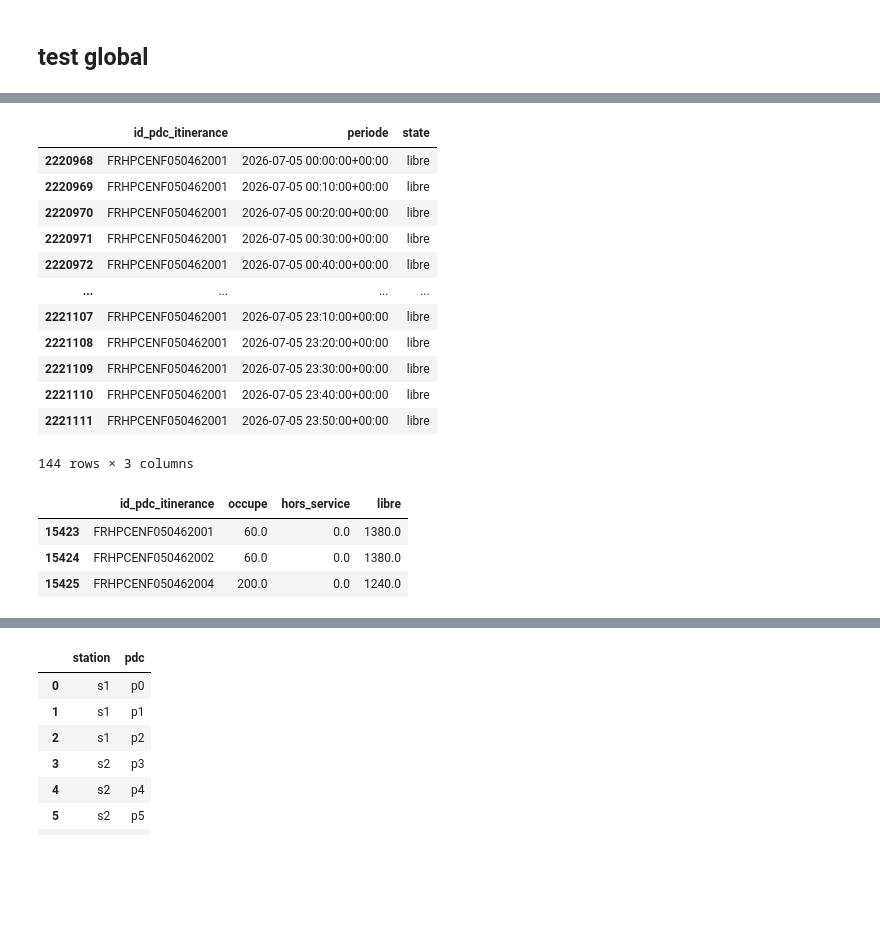
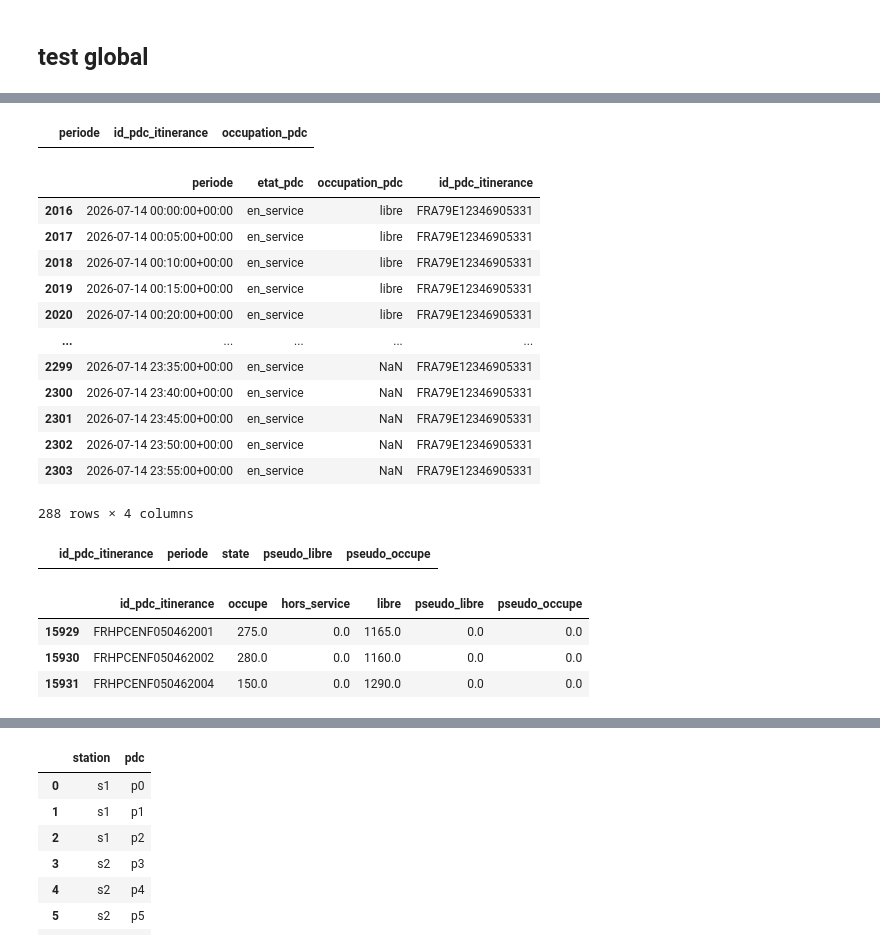
Before and after one commit to loco-labs/qualicharge-rtet, a Jupyter notebook: saturation/source/tests_global.ipynb, the cells around one changed output, grey strips where cells are left out. Cells and saved outputs as stored; diff of their text form; code cells hidden in the pictures; blank space fills up the shorter version.

```diff
--- a/saturation/source/tests_global.ipynb
+++ b/saturation/source/tests_global.ipynb
@@ -6,8 +6,8 @@ from datetime import date
 
 import pandas as pd
 
-#from saturation_image_quali import (
-from saturation_image_quali_prod import (
+#from saturation_image_quali_prod import (
+from saturation_image_quali import (
     get_sampled_state_poc,
     to_sampled_state_grp,
     to_state_grp_d,
@@ -24,8 +24,10 @@ SATURATION_RATIO = 0.1
 OVERLOAD_RATIO = 0.2
 MIN_POWER = 75
 
-day = date(2026,7, 5)
-date_calcul = "2026-07-05"
+#day = date(2026,7, 5)
+day = date(2026,7, 14)
+#date_calcul = "2026-07-05"
+date_calcul = "2026-07-14"
 date_file = date_calcul.replace("-", "")
 
 data_quali = "../data/"
@@ -132,25 +175,33 @@ sampled_state_poc_g = get_sampled_state_poc(day, samples_per_day, sessions_s3, s
+# %%
+sampled_sessions[sampled_sessions[ID_POC] == 'FRA79E12346905331']
+# %% [output]
+|  | periode | id_pdc_itinerance | occupation_pdc |
+# %%
+sampled_statuses[sampled_statuses[ID_POC] == 'FRA79E12346905331']
+# %% [output]
+|  | periode | etat_pdc | occupation_pdc | id_pdc_itinerance |
+| 2016 | 2026-07-14 00:00:00+00:00 | en_service | libre | FRA79E12346905331 |
+| 2017 | 2026-07-14 00:05:00+00:00 | en_service | libre | FRA79E12346905331 |
+| 2018 | 2026-07-14 00:10:00+00:00 | en_service | libre | FRA79E12346905331 |
+| 2019 | 2026-07-14 00:15:00+00:00 | en_service | libre | FRA79E12346905331 |
+| 2020 | 2026-07-14 00:20:00+00:00 | en_service | libre | FRA79E12346905331 |
+| ... | ... | ... | ... | ... |
+| 2299 | 2026-07-14 23:35:00+00:00 | en_service | NaN | FRA79E12346905331 |
+| 2300 | 2026-07-14 23:40:00+00:00 | en_service | NaN | FRA79E12346905331 |
+| 2301 | 2026-07-14 23:45:00+00:00 | en_service | NaN | FRA79E12346905331 |
+| 2302 | 2026-07-14 23:50:00+00:00 | en_service | NaN | FRA79E12346905331 |
+| 2303 | 2026-07-14 23:55:00+00:00 | en_service | NaN | FRA79E12346905331 |
+288 rows × 4 columns
 # %%
-sampled_state_poc_g[sampled_state_poc_g[ID_POC] == 'FRHPCENF050462001']
+sampled_state_poc_g[sampled_state_poc_g['pseudo_occupe'] >0]
 # %% [output]
-|  | id_pdc_itinerance | periode | state |
-| 2220968 | FRHPCENF050462001 | 2026-07-05 00:00:00+00:00 | libre |
-| 2220969 | FRHPCENF050462001 | 2026-07-05 00:10:00+00:00 | libre |
-| 2220970 | FRHPCENF050462001 | 2026-07-05 00:20:00+00:00 | libre |
-| 2220971 | FRHPCENF050462001 | 2026-07-05 00:30:00+00:00 | libre |
-| 2220972 | FRHPCENF050462001 | 2026-07-05 00:40:00+00:00 | libre |
-| ... | ... | ... | ... |
-| 2221107 | FRHPCENF050462001 | 2026-07-05 23:10:00+00:00 | libre |
-| 2221108 | FRHPCENF050462001 | 2026-07-05 23:20:00+00:00 | libre |
-| 2221109 | FRHPCENF050462001 | 2026-07-05 23:30:00+00:00 | libre |
-| 2221110 | FRHPCENF050462001 | 2026-07-05 23:40:00+00:00 | libre |
-| 2221111 | FRHPCENF050462001 | 2026-07-05 23:50:00+00:00 | libre |
+|  | id_pdc_itinerance | periode | state | pseudo_libre | pseudo_occupe |
-144 rows × 3 columns
 # %%
 state_poc_d_g = to_state_poc_d(sampled_state_poc_g, samples_per_day)
 # %%
 state_poc_d_g[state_poc_d_g[ID_POC].str[:14] == 'FRHPCENF050462']
 # %% [output]
-|  | id_pdc_itinerance | occupe | hors_service | libre |
-| 15423 | FRHPCENF050462001 | 60.0 | 0.0 | 1380.0 |
-| 15424 | FRHPCENF050462002 | 60.0 | 0.0 | 1380.0 |
-| 15425 | FRHPCENF050462004 | 200.0 | 0.0 | 1240.0 |
+|  | id_pdc_itinerance | occupe | hors_service | libre | pseudo_libre | pseudo_occupe |
+| 15929 | FRHPCENF050462001 | 275.0 | 0.0 | 1165.0 | 0.0 | 0.0 |
+| 15930 | FRHPCENF050462002 | 280.0 | 0.0 | 1160.0 | 0.0 | 0.0 |
+| 15931 | FRHPCENF050462004 | 150.0 | 0.0 | 1290.0 | 0.0 | 0.0 |
```
Also changed, not shown: parts of 25 cells of this notebook, 2 other files.
